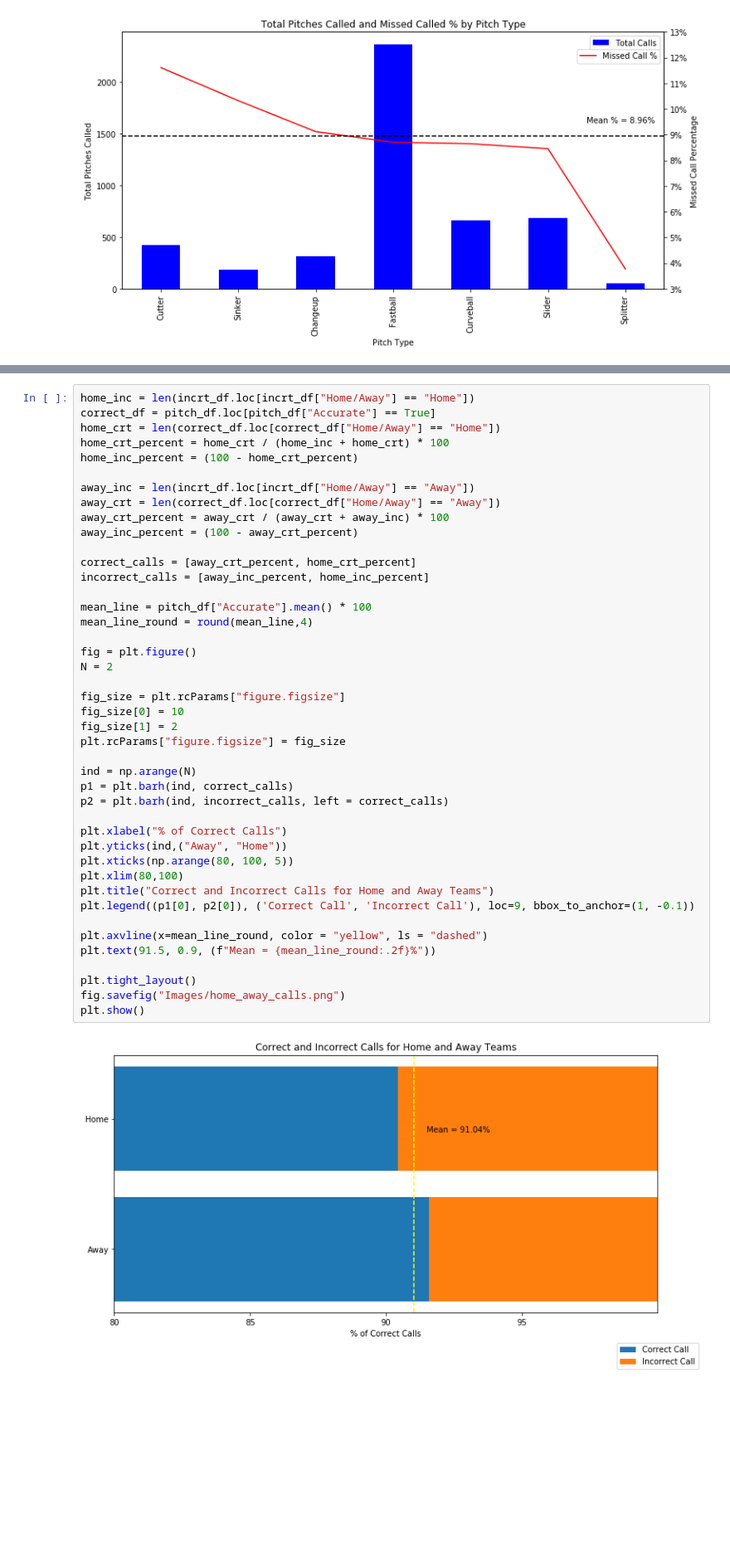
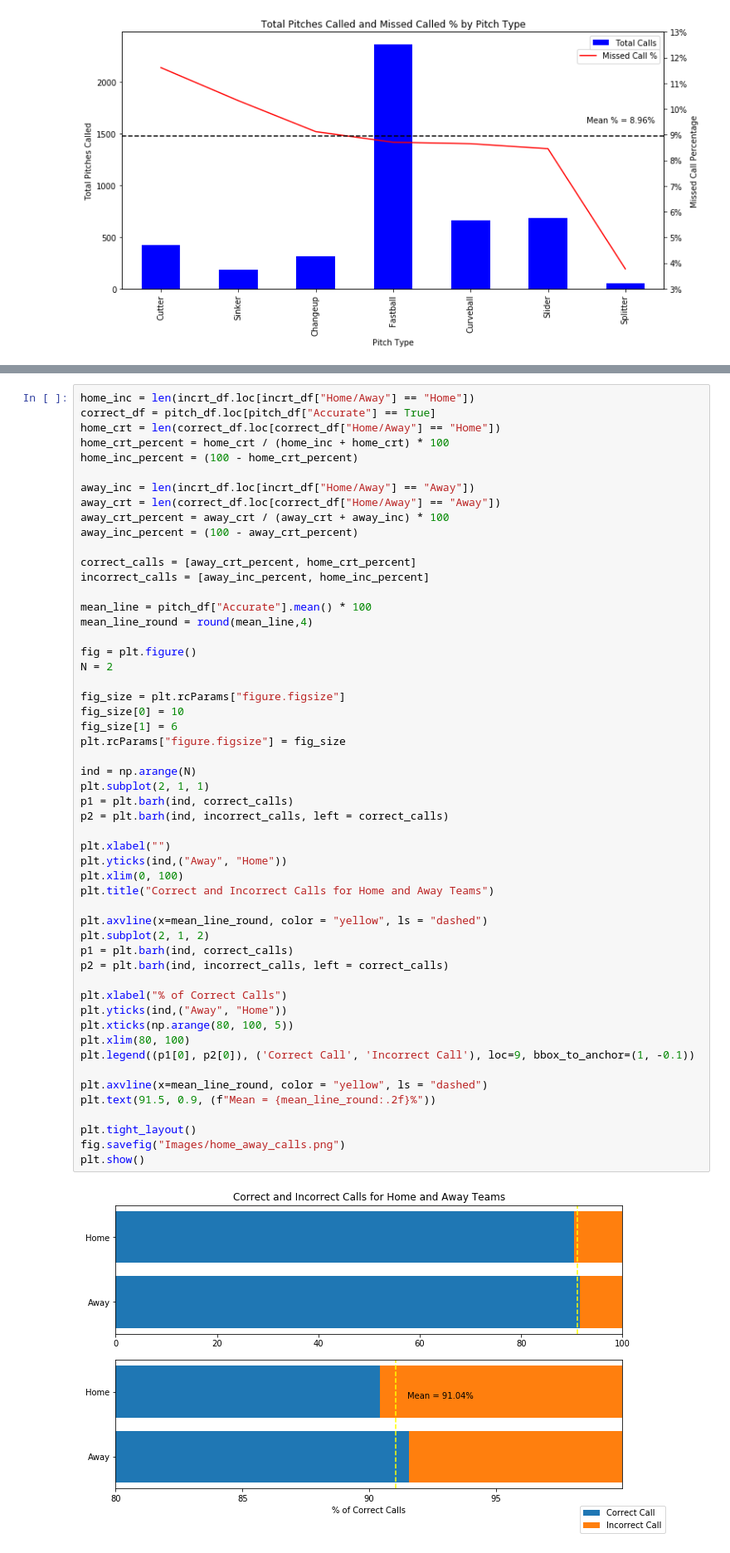
Before and after one commit to ForrestMcDougal/MLB-Postseason-Umpire-Analysis, a Jupyter notebook: final_notebook.ipynb, the cells around one changed output, grey strips where cells are left out. Shown at 83% size. Cells and saved outputs as stored; diff of their text form; blank space fills up the shorter version.

Commit message:
add markdown and change hame_away_calls plot

```diff
--- a/final_notebook.ipynb
+++ b/final_notebook.ipynb
@@ -468,34 +522,44 @@ away_inc_percent = (100 - away_crt_percent)
 
 correct_calls = [away_crt_percent, home_crt_percent]
 incorrect_calls = [away_inc_percent, home_inc_percent]
 
 mean_line = pitch_df["Accurate"].mean() * 100
 mean_line_round = round(mean_line,4)
 
 fig = plt.figure()
 N = 2
 
 fig_size = plt.rcParams["figure.figsize"]
 fig_size[0] = 10
-fig_size[1] = 2
+fig_size[1] = 6
 plt.rcParams["figure.figsize"] = fig_size
 
 ind = np.arange(N)
+plt.subplot(2, 1, 1)
+p1 = plt.barh(ind, correct_calls)
+p2 = plt.barh(ind, incorrect_calls, left = correct_calls)
+
+plt.xlabel("")
+plt.yticks(ind,("Away", "Home"))
+plt.xlim(0, 100)
+plt.title("Correct and Incorrect Calls for Home and Away Teams")
+
+plt.axvline(x=mean_line_round, color = "yellow", ls = "dashed")
+plt.subplot(2, 1, 2)
 p1 = plt.barh(ind, correct_calls)
 p2 = plt.barh(ind, incorrect_calls, left = correct_calls)
 
 plt.xlabel("% of Correct Calls")
 plt.yticks(ind,("Away", "Home"))
 plt.xticks(np.arange(80, 100, 5))
-plt.xlim(80,100)
-plt.title("Correct and Incorrect Calls for Home and Away Teams")
+plt.xlim(80, 100)
 plt.legend((p1[0], p2[0]), ('Correct Call', 'Incorrect Call'), loc=9, bbox_to_anchor=(1, -0.1))
 
 plt.axvline(x=mean_line_round, color = "yellow", ls = "dashed")
 plt.text(91.5, 0.9, (f"Mean = {mean_line_round:.2f}%"))
 
 plt.tight_layout()
 fig.savefig("Images/home_away_calls.png")
 plt.show()
 # %% [output]
-[figure, old version]
+[figure, new version]
```
Also changed, not shown: parts of 33 cells of this notebook, 2 other files.
